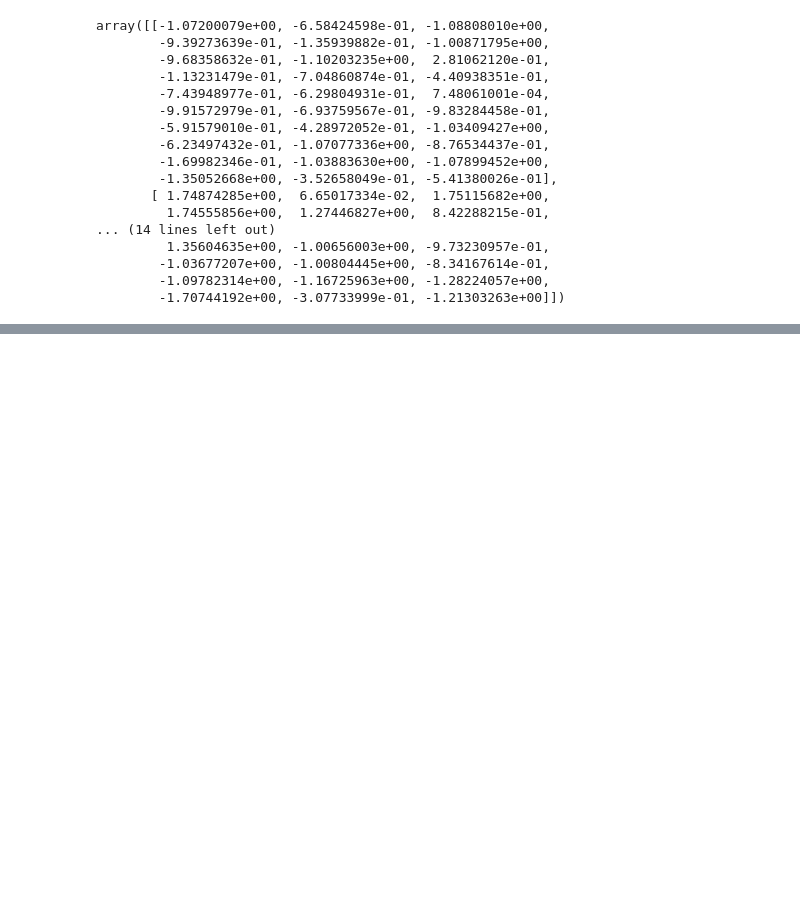
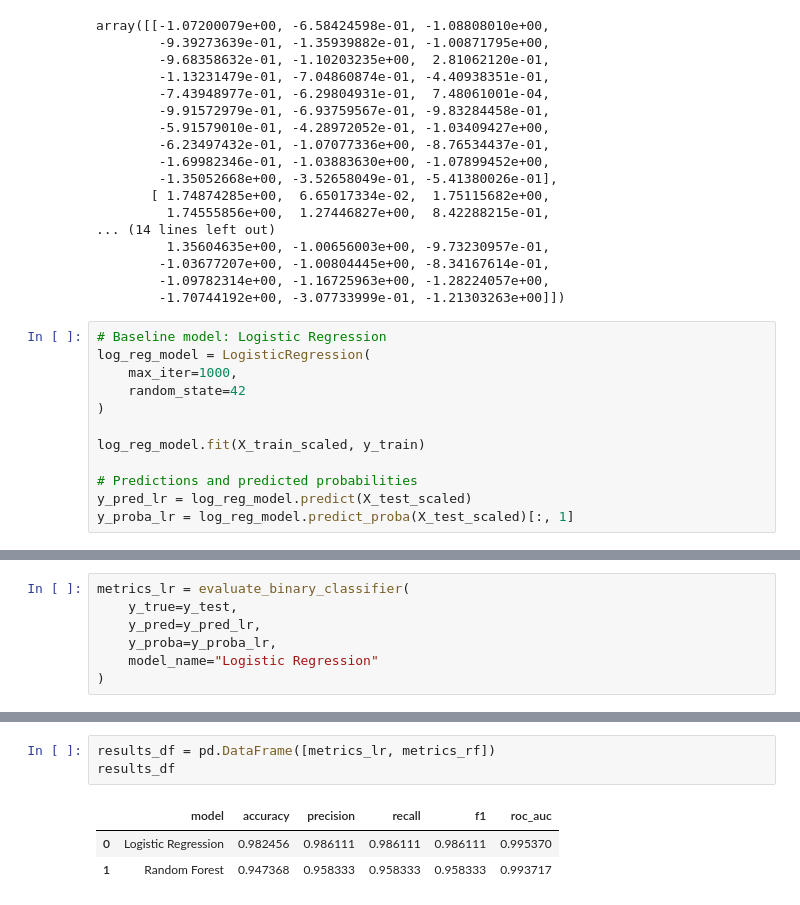
Before and after one commit to Hadi-24/AI-Health-ML-Projects, a Jupyter notebook: 01_breast_cancer_ML.ipynb, the cells around one changed output, grey strips where cells are left out. Drawn from its saved outputs; the diff is of its cells as text; blank space fills up the shorter version.

```diff
--- a/01_breast_cancer_ML.ipynb
+++ b/01_breast_cancer_ML.ipynb
@@ -122,3 +122,15 @@ array([[-1.07200079e+00, -6.58424598e-01, -1.08808010e+00,
         -1.03677207e+00, -1.00804445e+00, -8.34167614e-01,
         -1.09782314e+00, -1.16725963e+00, -1.28224057e+00,
         -1.70744192e+00, -3.07733999e-01, -1.21303263e+00]])
+# %%
+# Baseline model: Logistic Regression
+log_reg_model = LogisticRegression(
+    max_iter=1000,
+    random_state=42
+)
+
+log_reg_model.fit(X_train_scaled, y_train)
+
+# Predictions and predicted probabilities
+y_pred_lr = log_reg_model.predict(X_test_scaled)
+y_proba_lr = log_reg_model.predict_proba(X_test_scaled)[:, 1]
@@ -124,0 +162,7 @@ array([[-1.07200079e+00, -6.58424598e-01, -1.08808010e+00,
+# %%
+metrics_lr = evaluate_binary_classifier(
+    y_true=y_test,
+    y_pred=y_pred_lr,
+    y_proba=y_proba_lr,
+    model_name="Logistic Regression"
+)
@@ -124,0 +222,7 @@ array([[-1.07200079e+00, -6.58424598e-01, -1.08808010e+00,
+# %%
+results_df = pd.DataFrame([metrics_lr, metrics_rf])
+results_df
+# %% [output]
+|  | model | accuracy | precision | recall | f1 | roc_auc |
+| 0 | Logistic Regression | 0.982456 | 0.986111 | 0.986111 | 0.986111 | 0.995370 |
+| 1 | Random Forest | 0.947368 | 0.958333 | 0.958333 | 0.958333 | 0.993717 |
```
Also changed, not shown: parts of 5 cells of this notebook.
